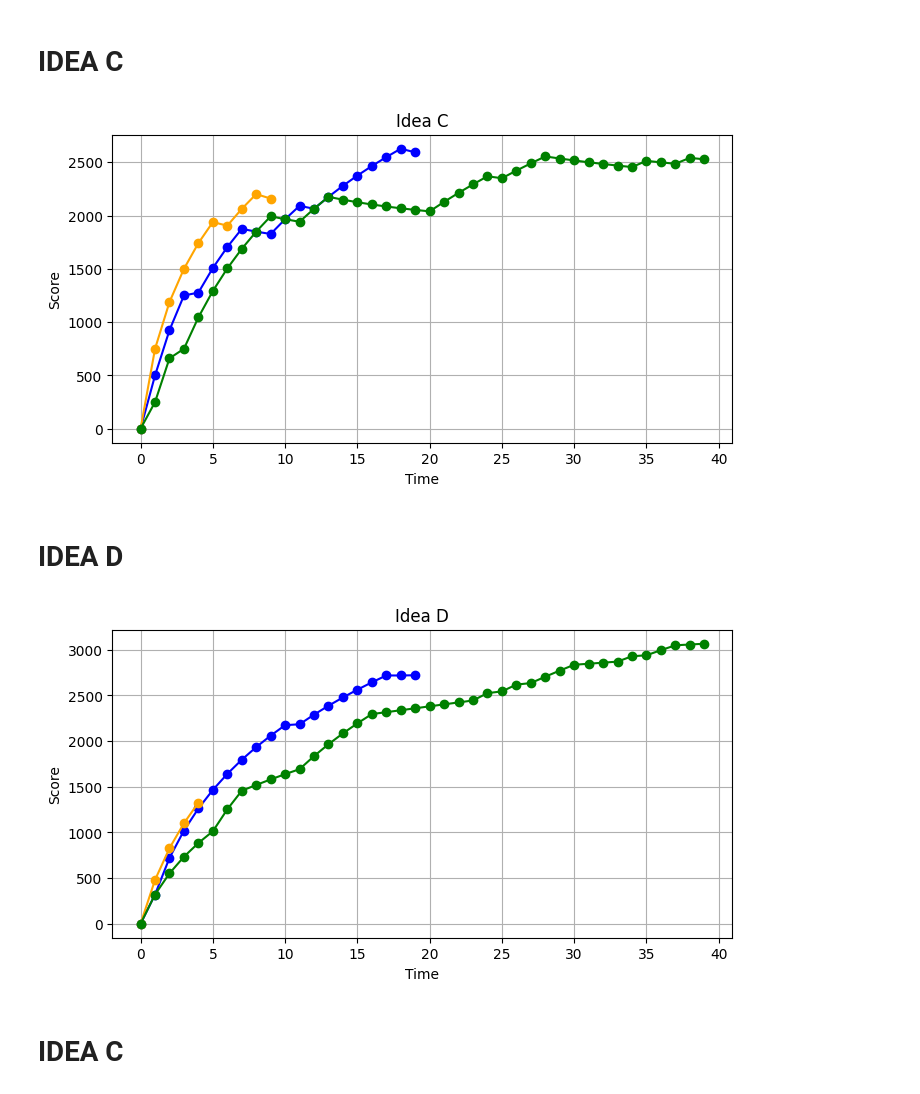
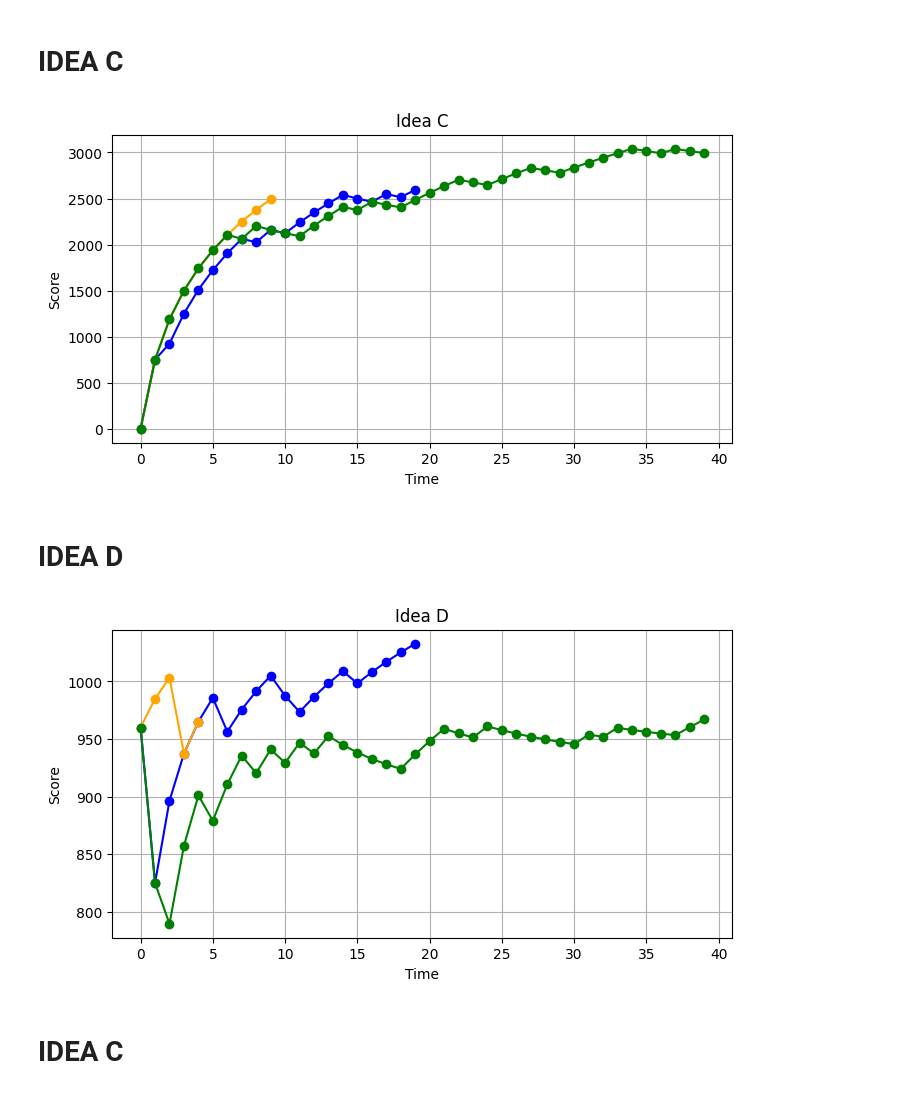
Before and after one commit to Atekkey/CourtRank, a Jupyter notebook: elo_exp.ipynb, the cells around one changed output. Saved outputs shown, nothing was run; the diff lists cells and outputs as text; code cells hidden in the pictures.

Commit message:
score exp

```diff
--- a/elo_exp.ipynb
+++ b/elo_exp.ipynb
@@ -191,6 +194,6 @@ for i in range(1, play2MatchCount + 1):
 # %%
 import matplotlib.pyplot as plt
-
+play0data, play1data, play2data = IdeaC()
 plt.figure(figsize=(8, 4))
 plt.plot(play0data, marker='o', color='blue')
 plt.plot(play1data, marker='o', color='orange')
@@ -201,47 +204,52 @@ plt.ylabel("Score")
 plt.grid(True)
 plt.show()
 # %% [output]
-[figure, old version]
+[figure, new version]
 # %% [markdown]
 # IDEA D
 # %%
-OPP_ELO = 800
-play0Score, play0MatchCount, play0WinRate, winct0 = 0, 20, 0.7, 0
-play1Score, play1MatchCount, play1WinRate, winct1 = 0, 5, 0.9, 0
-play2Score, play2MatchCount, play2WinRate, winct2 = 0, 40, 0.4, 0
-play0data, play1data, play2data = [], [], []
+def IdeaD():
+    OPP_ELO = 800
+    play0Score, play0MatchCount, play0WinRate, winct0 = 0, 20, 0.7, 0
+    play1Score, play1MatchCount, play1WinRate, winct1 = 0, 5, 0.9, 0
+    play2Score, play2MatchCount, play2WinRate, winct2 = 0, 40, 0.4, 0
+    play0data, play1data, play2data = [], [], []
 
-for i in range(1, play0MatchCount + 1):
-    win = random() < play0WinRate
-    winct0 += 1 if win else 0
-    play0Score += OPP_ELO * (1.2 if win else 0.8)
-    play0data.append((play2Score / i) * log(i, 2))
+    for i in range(1, play0MatchCount + 1):
+        win = random() < play0WinRate
+        winct0 += 1 if win else 0
+        play0Score += OPP_ELO * (1.2 if win else 0.8) + 50*log(i, 2)
+        play0data.append(play0Score / i)
 
-for i in range(1, play1MatchCount + 1):
-    win = random() < play1WinRate
-    winct1 += 1 if win else 0
-    play1Score += OPP_ELO * (1.2 if win else 0.8)
-    play1data.append((play2Score / i) * log(i, 2))
+    for i in range(1, play1MatchCount + 1):
+        win = random() < play1WinRate
+        winct1 += 1 if win else 0
+        play1Score += OPP_ELO * (1.2 if win else 0.8) + 50*log(i, 2)
+        play1data.append(play1Score / i)
 
-for i in range(1, play2MatchCount + 1):
-    win = random() < play2WinRate
-    winct2 += 1 if win else 0
-    play2Score += OPP_ELO * (1.2 if win else 0.8)
-    play2data.append((play2Score / i) * log(i, 2))
+    for i in range(1, play2MatchCount + 1):
+        win = random() < play2WinRate
+        winct2 += 1 if win else 0
+        play2Score += OPP_ELO * (1.2 if win else 0.8) + 50*log(i, 2)
+        play2data.append(play2Score / i)
+
+    return play0data, play1data, play2data
 # %%
 import matplotlib.pyplot as plt
+
+play0data, play1data, play2data = IdeaD()
 
 plt.figure(figsize=(8, 4))
 plt.plot(play0data, marker='o', color='blue')
 plt.plot(play1data, marker='o', color='orange')
 plt.plot(play2data, marker='o', color='green')
 plt.title("Idea D")
 plt.xlabel("Time")
 plt.ylabel("Score")
 plt.grid(True)
 plt.show()
 # %% [output]
-[figure, old version]
+[figure, new version]
 # %% [markdown]
 # IDEA C
 # %%
```
Also changed, not shown: parts of 2 cells of this notebook.
